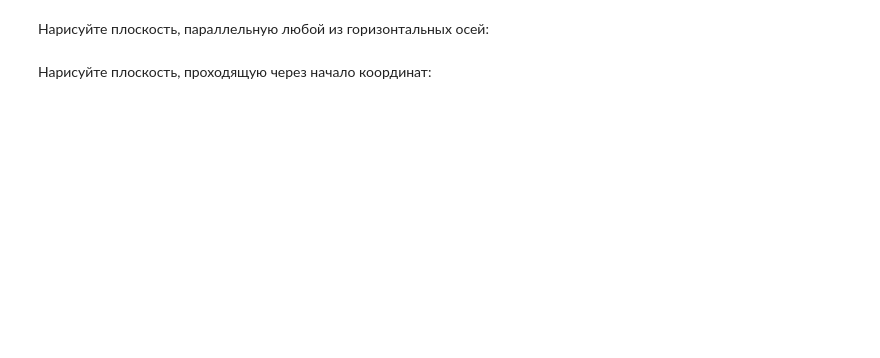
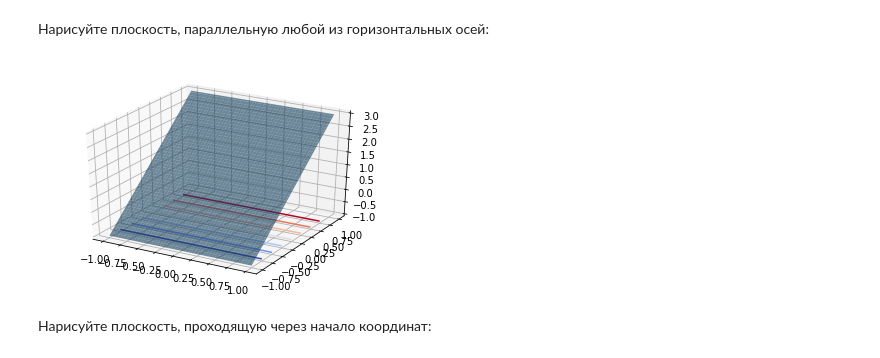
Before and after one commit to iad-24/seminars, a Jupyter notebook: materials/Seminar5_3d_task.ipynb, the cells around one changed output. Cells and saved outputs as stored; diff of their text form; code cells hidden in the pictures; blank space fills up the shorter version.

```diff
--- a/materials/Seminar5_3d_task.ipynb
+++ b/materials/Seminar5_3d_task.ipynb
@@ -59,6 +66,9 @@ plot_3d(fun)
 Нарисуйте плоскость, параллельную любой из горизонтальных осей:
 # %%
 # your code here
+plot_3d(lambda x1, x2: 2*x2 + 1)
+# %% [output]
+[figure, added]
 # %% [markdown]
 Нарисуйте плоскость, проходящую через начало координат:
 # %%
```
Also changed, not shown: parts of 15 cells of this notebook.
